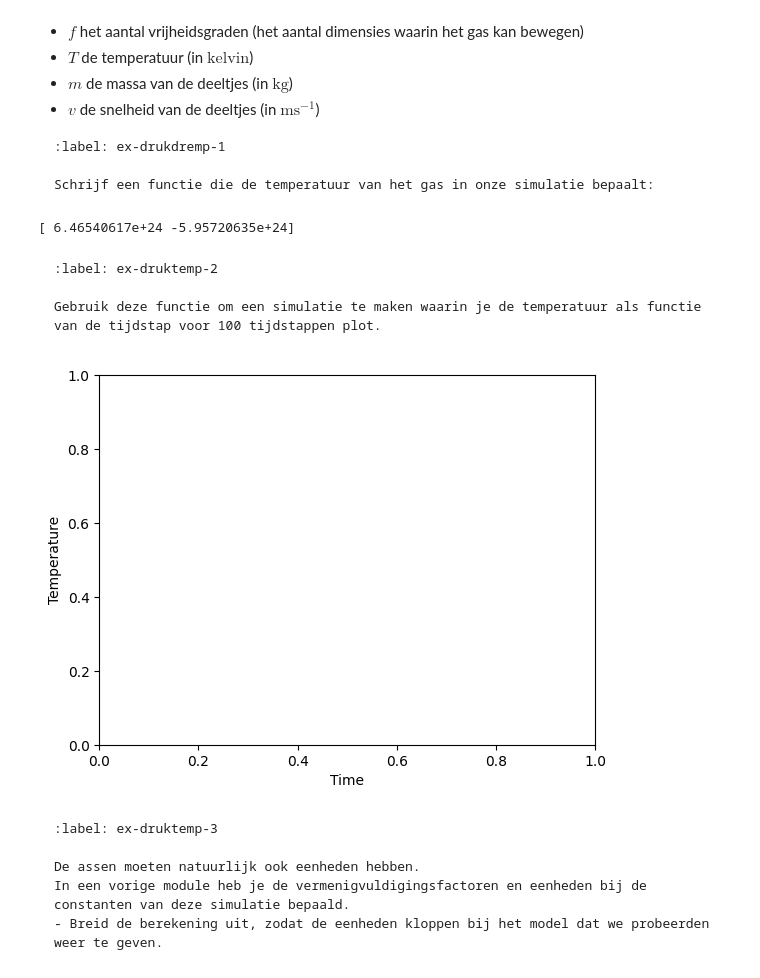
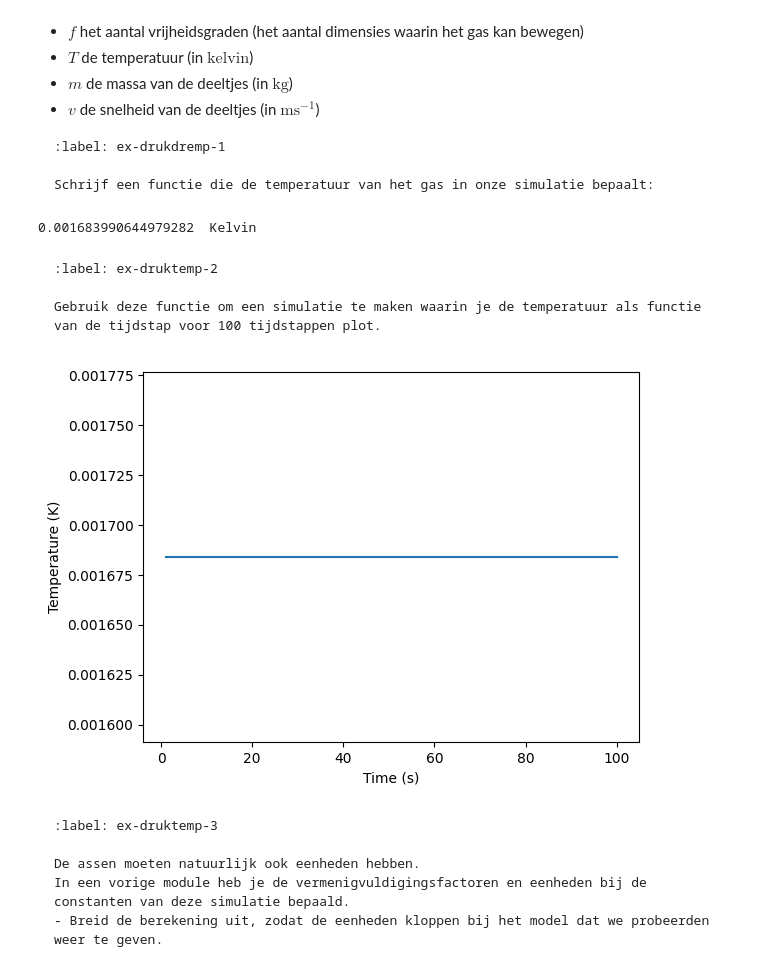
Before and after one commit to swerleman/IP2-Portfolio, a Jupyter notebook: Content/PySim/5_druktemp.ipynb, the cells around one changed output. Saved outputs shown, nothing was run; the diff lists cells and outputs as text; code cells hidden in the pictures.

````diff
--- a/Content/PySim/5_druktemp.ipynb
+++ b/Content/PySim/5_druktemp.ipynb
@@ -43,11 +43,11 @@ RADIUS = 0                   # Straal van moleculen
 DT = 0                       # Tijdstap om geen botsing te missen
 
 #your code/answer
-BOX_SIZE_0 = 10.04 #nm              # Hoogte en breedte startvolume (m)
+BOX_SIZE_0 = 10 #nm              # Hoogte en breedte startvolume (m)
 N = 40                              # Aantal deeltjes
-V_0 = 419                           # Startsnelheid van deeltjes (m/s)
+V_0 = 1                           # Startsnelheid van deeltjes (m/s)
 RADIUS = 0.3                        # Straal van moleculen (nm)
-DT = 0.00036 #ps                    # Tijdstap om geen botsing te missen (s)
+DT = 0.1 * RADIUS / V_0 #ps                    # Tijdstap om geen botsing te missen (s)
 # %% [markdown]
 De klasse voor de gasmoleculen en de functies voor hun onderlinge interactie:
 # %%
@@ -114,7 +114,7 @@ def create_particles(particles):
         vx = np.random.uniform(-V_0, V_0)
         vy = np.random.choice([-1, 1]) * np.sqrt(V_0**2 - vx**2)
         pos = np.random.uniform(-BOX_SIZE_0/2 + RADIUS, BOX_SIZE_0/2 - RADIUS, 2)
-        particles.append(ParticleClass(m=1.0, v=[vx, vy], r=pos, R=RADIUS))
+        particles.append(ParticleClass(m=4.65e-26, v=[vx, vy], r=pos, R=RADIUS))
 
 # note dat deze handle_collisions functie anders is dan we gedaan in brownian motion
 # controleer zelf welke van de twee functies sneller is (wat, zoals gezegd, sterk afhangt van het aantal deeltjes!)
@@ -193,34 +193,20 @@ Hierbij is
 Schrijf een functie die de temperatuur van het gas in onze simulatie bepaalt:
 ```
 # %%
-def temperature(particles) -> float:
-    temp =
-#your code/answer
+def temperature(particles,f=2, kb=1.380649e-23) -> float:
+    temp = np.mean([p.kin_energy for p in particles]) * 2 / (f * kb)
+    return temp
+
+def temperature_specific(particles,f=2, kb=1.380649e-23) -> float:
+    temp = ([p.kin_energy for p in particles]) * 2 / (f * kb)
     return temp
 
 
-def temperatuur(deeltjes_snelheden, massa, f=3):
-    """
-    Bepaal de temperatuur van een gas uit de snelheden van de deeltjes.
+print(temperature(particles), " Kelvin")
 
-    Parameters:
-        deeltjes_snelheden : array-like
-            2D array van vorm (N, 3) met vx, vy, vz van elk deeltje.
-        massa : float
-            Massa van één deeltje (in kg).
-        f : int
-            Vrijheidsgraden (standaard 3 voor een 3D gas).
-
-    Returns:
-        float : temperatuur in Kelvin.
-    """
-    v2 = np.sum(deeltjes_snelheden**2, axis=1)      # v^2 voor elk deeltje
-    mean_v2 = np.mean(v2)                           # <v^2>
-    T = massa * mean_v2 / (f * kB)                  # uit formule
-
-    return T
+print()
 # %% [output]
-[ 6.46540617e+24 -5.95720635e+24]
+0.001683990644979282  Kelvin
 # %% [markdown]
 ```{exercise} Temperatuurplot
 :label: ex-druktemp-2
@@ -230,24 +216,26 @@ Gebruik deze functie om een simulatie te maken waarin je de temperatuur als func
 # %%
 # ruimte voor uitwerking
 
 particles = []
 temperatures = np.zeros(100, dtype=float)
 times = np.linspace(1, 100, 100)
 
 create_particles(particles)
 for i in range(100):
     take_time_step(particles)
     # vastleggen van temperatuur per tijdstap
+    temperatures[i] = temperature(particles)
 #your code/answer
 
 plt.figure()
-plt.xlabel('Time')
-plt.ylabel('Temperature')
+plt.xlabel('Time (s)')
+plt.ylabel('Temperature (K)')
 # plotten van tijd tegen temperatuur
 #your code/answer
+plt.plot(times, temperatures)
 plt.show()
 # %% [output]
-[figure, old version]
+[figure, new version]
 # %% [markdown]
 ```{exercise}
 :label: ex-druktemp-3
````
Also changed, not shown: parts of 13 cells of this notebook.
